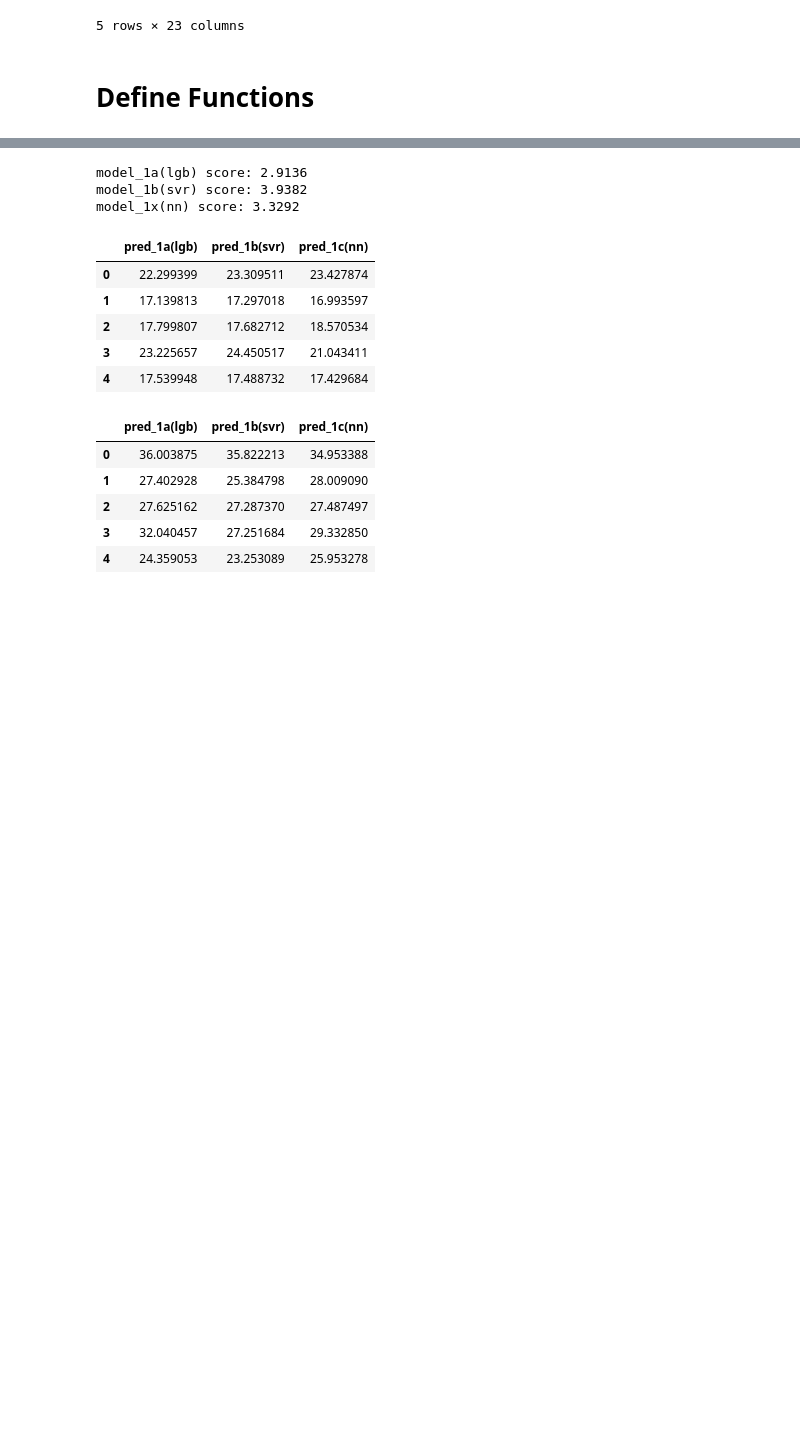
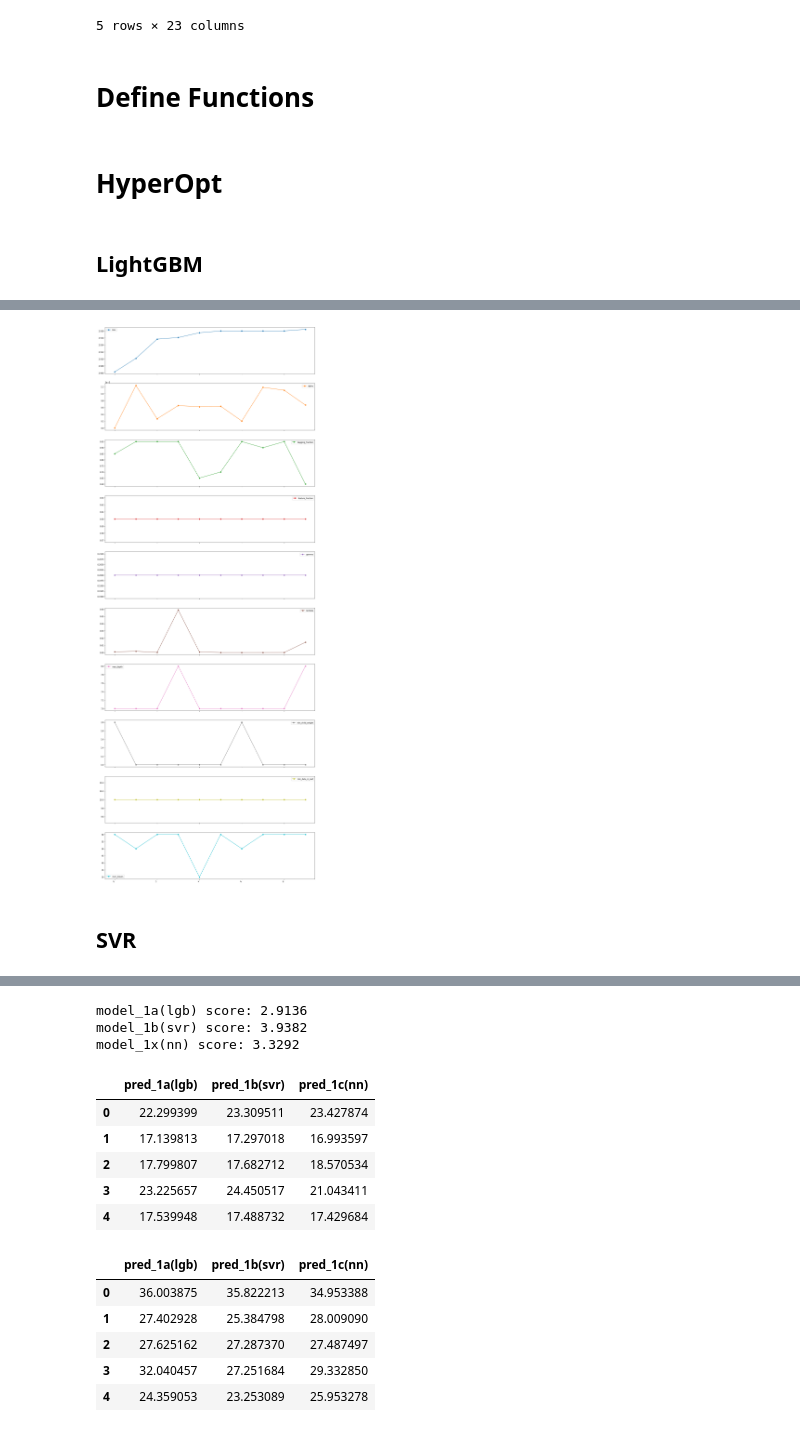
Before and after one commit to YusukeAmg/SIGNATE_4th_BeginnerOnlyCompetition, a Jupyter notebook: notebook/Stacking.ipynb, the cells around one changed output, grey strips where cells are left out. Cells and saved outputs as stored; diff of their text form; code cells hidden in the pictures; blank space fills up the shorter version.

Commit message:
Stacking code refine
HyperOpt work lgbm, svr, nn
for nn, cross_validate apolished

```diff
--- a/notebook/Stacking.ipynb
+++ b/notebook/Stacking.ipynb
@@ -367,0 +405,4 @@ def objective(x, y, args):
+# %% [markdown]
+# HyperOpt
+# %% [markdown]
+## LightGBM
@@ -367,0 +433,18 @@ def objective(x, y, args):
+# %%
+# trialsからスコアとパラメータを取り出し
+result_lgb = [(i['loss'], i['params']) for i in sorted(trials_lgb.results, key=lambda x: x['loss'])]
+# スコアとパラメータそれぞれをリスト、辞書に
+losses_lgb = [i[0] for i in result_lgb]
+opt_params_lgb = [i[1] for i in result_lgb]
+# スコアとパラメータをDataFrame化
+opt_params_df_lgb = pd.concat(
+    [pd.Series(losses_lgb, name='loss'),
+     pd.DataFrame(opt_params_lgb)],
+    axis=1)
+display(opt_params_df_lgb[:20])
+
+opt_params_df_lgb.iloc[:10, :].plot.line(
+    figsize=(20, 60), layout=(10, 1), marker='o', subplots=True, legend=True
+)
+plt.show()
+# %% [output]
@@ -367,0 +468,3 @@ def objective(x, y, args):
+[figure, added]
+# %% [markdown]
+## SVR
```
Also changed, not shown: parts of 16 cells of this notebook.
